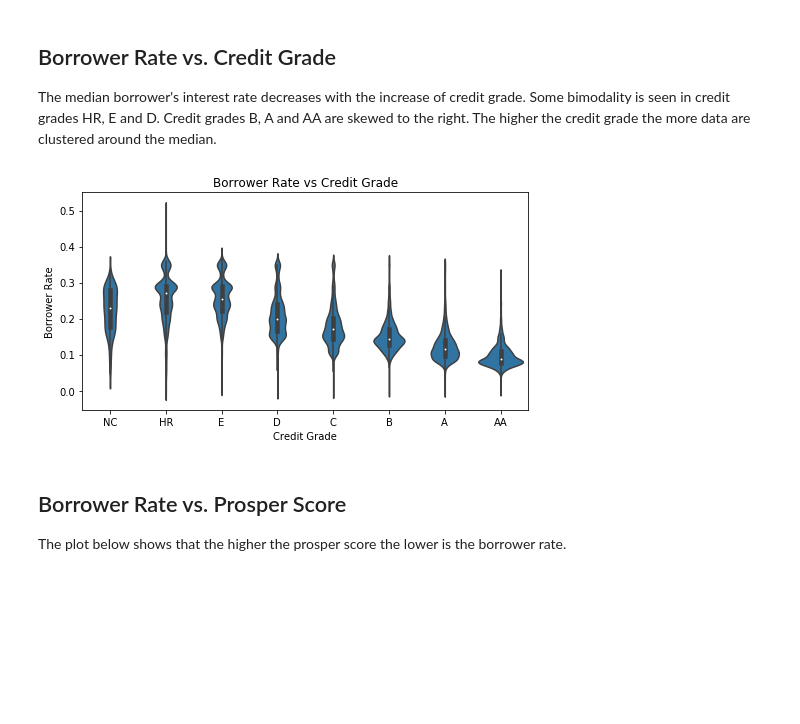
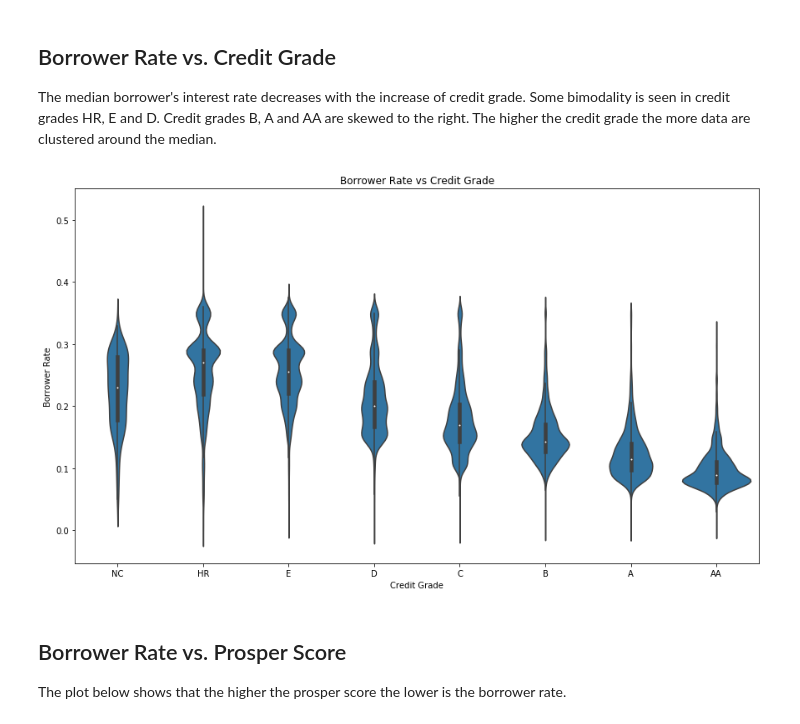
Before and after one commit to mila-dan/prosper-loan-data-exploration, a Jupyter notebook: Slide_deck_Prosper_Loan.ipynb, the cells around one changed output. Saved outputs shown, nothing was run; the diff lists cells and outputs as text; code cells hidden in the pictures; blank space fills up the shorter version.

```diff
--- a/Slide_deck_Prosper_Loan.ipynb
+++ b/Slide_deck_Prosper_Loan.ipynb
@@ -107,17 +107,17 @@ plt.title("Distribution of Prosper Score");
 
 The median borrower's interest rate decreases with the increase of credit grade. Some bimodality is seen in credit grades HR, E and D. Credit grades B, A and AA are skewed to the right. The higher the credit grade the more data are clustered around the median.
 # %%
-plt.figure(figsize = [8, 4])
+plt.figure(figsize=[14.70, 8.27])
 level_order = ['NC', 'HR', 'E', 'D', 'C', 'B', 'A', 'AA']
 ordered_cat = pd.api.types.CategoricalDtype(ordered = True, categories = level_order)
 df_loans_copy['CreditGrade'] = df_loans_copy['CreditGrade'].astype(ordered_cat)
 base_color = sb.color_palette()[0]
 sb.violinplot(data = df_loans_copy, x = 'CreditGrade', y = 'BorrowerRate', color=base_color)
 plt.xlabel('Credit Grade')
 plt.ylabel('Borrower Rate')
 plt.title("Borrower Rate vs Credit Grade");
 # %% [output]
-[figure, old version]
+[figure, new version]
 # %% [markdown]
 ## Borrower Rate vs. Prosper Score
 
```
Also changed, not shown: parts of 12 cells of this notebook.
